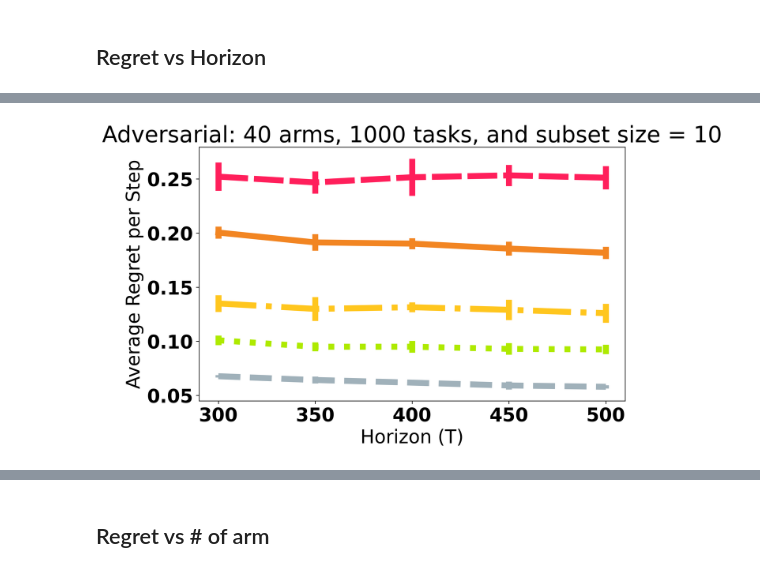
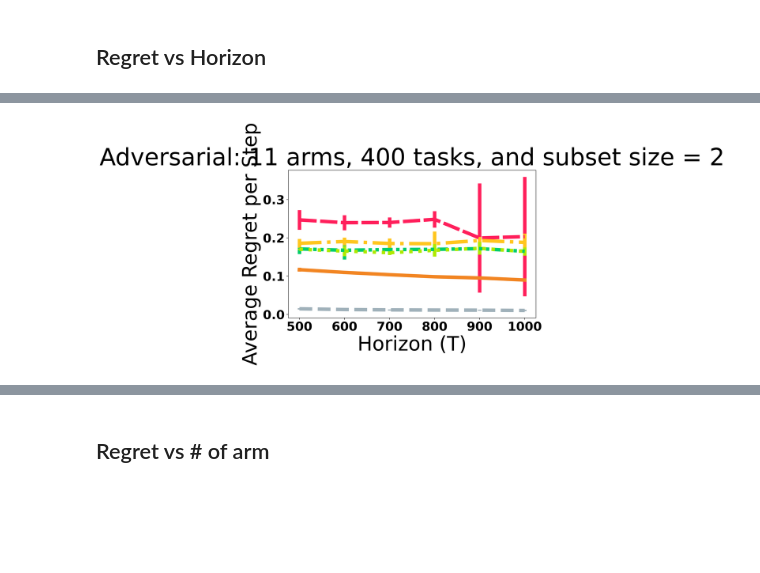
Before and after one commit to duongnhatthang/meta-bandit, a Jupyter notebook: main.ipynb, the cells around one changed output, grey strips where cells are left out. Cells and saved outputs as stored; diff of their text form; code cells hidden in the pictures; blank space fills up the shorter version.

```diff
--- a/main.ipynb
+++ b/main.ipynb
@@ -22,26 +18,26 @@ tau < T
 # %%
 # For E-BASS experiment
-# N_TASKS = 400
-# N_ARMS = 11
-# OPT_SIZE = 2 # >1
-# HORIZON = 600
+N_TASKS = 400
+N_ARMS = 11
+OPT_SIZE = 2 # >1
+HORIZON = 600
 
-N_TASKS = 1000
-N_ARMS = 40
-OPT_SIZE = 10 # >1
-HORIZON = 1600 #160 for small \tau experiment
+# N_TASKS = 500
+# N_ARMS = 30
+# OPT_SIZE = 10 # >1
+# HORIZON = 4500 #450 for small \tau experiment
 N_EXPS = 5 #No. of repeat experiments
 
 GAP_THRESHOLD = np.sqrt(N_ARMS*np.log(N_TASKS)/HORIZON)
-gap = min(1,GAP_THRESHOLD*1.1)
+gap = min(1,GAP_THRESHOLD) #or None
 kwargs = {
-          'gap_constrain':gap, #or None
+          'gap_constrain':None,
           'is_adversarial': True,
-          'skip_list': ["G_BASS_FC", "EE", "E_BASS"],
+          'skip_list': ["G_BASS_FC", "EE"], #"E_BASS"
           'timeout': 45, # maximum duration for each experiment. Unit = minute. -1 = unlimited
           'quiet': True,
           'linewidth': 7, # plotting parameter
-          'plot_legend': True,
+          'plot_legend': False,
           'OG_scale': 1,
           'is_non_oblivious': False,
          }
@@ -93,8 +134,10 @@ pass
 # %% [markdown]
 ## Regret vs Horizon
 # %%
-# horizon_list = np.arange(300, 506, 50)
-horizon_list = np.arange(1600, 3606, 500)
+horizon_list = np.arange(500, 1006, 100)
+# horizon_list = np.arange(1200, 2006, 200)
+# horizon_list = np.arange(500, 1306, 200)
+# horizon_list = np.arange(3000, 5006, 500)
 (X_h, regret_dict_h, title, xlabel, ylabel) = \
 utils.horizon_exp(N_EXPS, N_TASKS, N_ARMS, OPT_SIZE,
                   horizon_list = horizon_list, **kwargs)
@@ -138 +187 @@ OS_BASS: self.tau_prime = 518, self.gamma = 0.0007741317370084764
-[figure, old version]
+[figure, new version]
```
Also changed, not shown: parts of 13 cells of this notebook, 2 other files.
